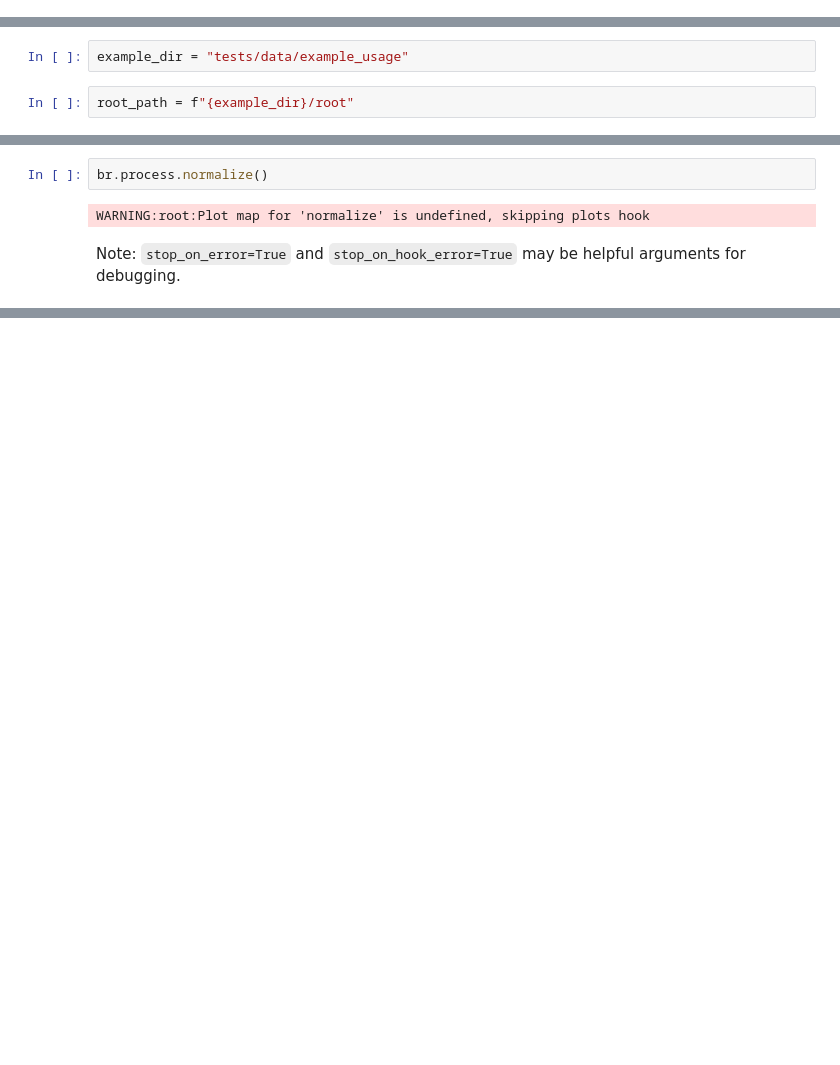
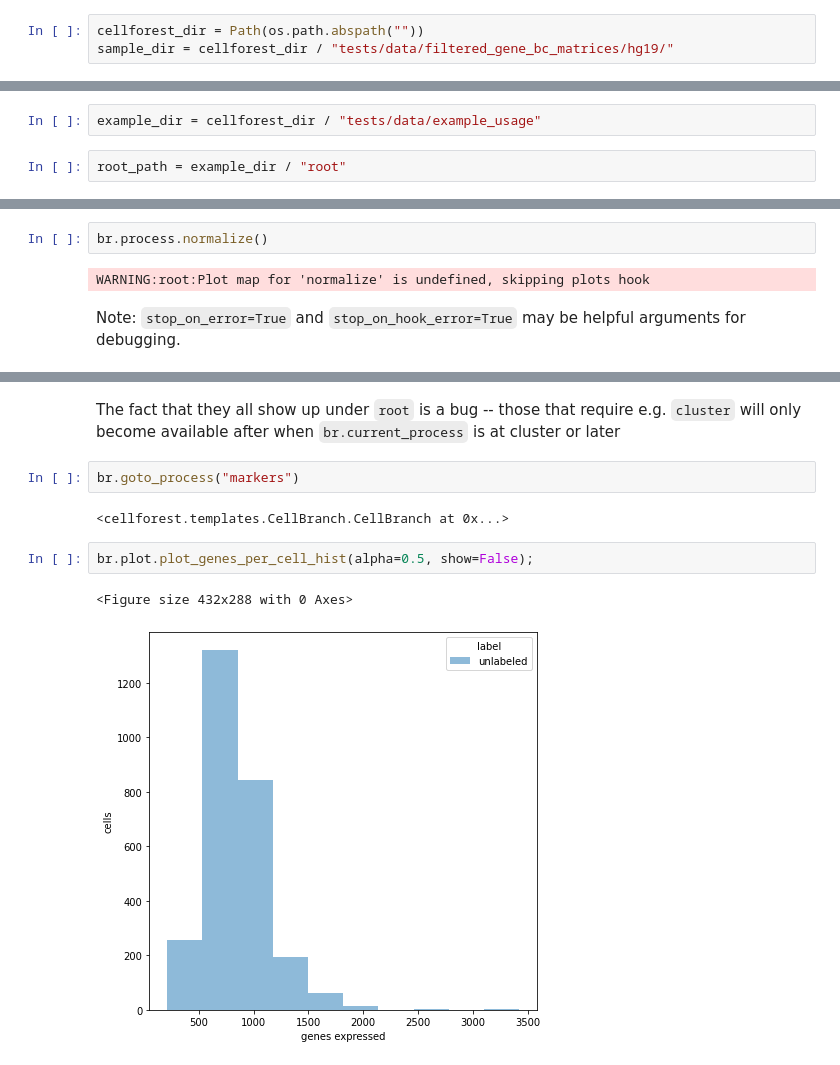
Before and after one commit to TheAustinator/cellforest, a Jupyter notebook: example_usage.ipynb, the cells around one changed output, grey strips where cells are left out. Drawn from its saved outputs; the diff is of its cells as text; blank space fills up the shorter version.

```diff
--- a/example_usage.ipynb
+++ b/example_usage.ipynb
@@ -50,3 +45,6 @@ df.head()
+# %%
+cellforest_dir = Path(os.path.abspath(""))
+sample_dir = cellforest_dir / "tests/data/filtered_gene_bc_matrices/hg19/"
 # %% [markdown]
 TODO: more samples
 # %%
@@ -60,7 +58,7 @@ Specify a directory for the root. Use any directory -- it will be created if it
 # %%
-example_dir = "tests/data/example_usage"
+example_dir = cellforest_dir / "tests/data/example_usage"
 # %%
-root_path = f"{example_dir}/root"
+root_path = example_dir / "root"
 # %% [markdown]
 Use the `from_sample_metadata` function to combine the input datasets specified in `meta` into the `root_dir` and instantiate a branch (`CellBranch`) object from it.
 # %% [markdown]
@@ -260,0 +196,11 @@ Note that the directories of the two nodes differ by `normalize/<hash ID>`. Whil
+# %% [markdown]
+The fact that they all show up under `root` is a bug -- those that require e.g. `cluster` will only become available after when `br.current_process` is at cluster or later
+# %%
+br.goto_process("markers")
+# %% [output]
+<cellforest.templates.CellBranch.CellBranch at 0x...>
+# %%
+br.plot.plot_genes_per_cell_hist(alpha=0.5, show=False);
+# %% [output]
+<Figure size 432x288 with 0 Axes>
+[figure, added]
```
Also changed, not shown: parts of 70 cells of this notebook, 12 other files.
